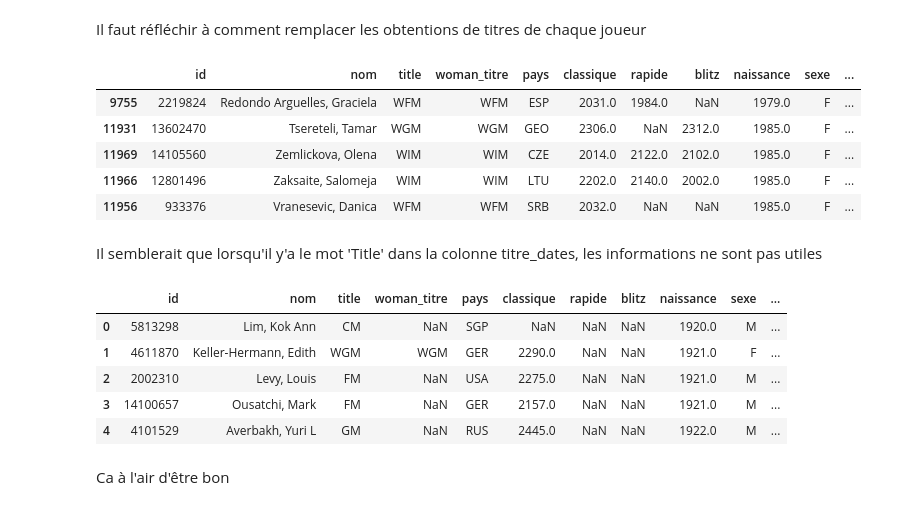
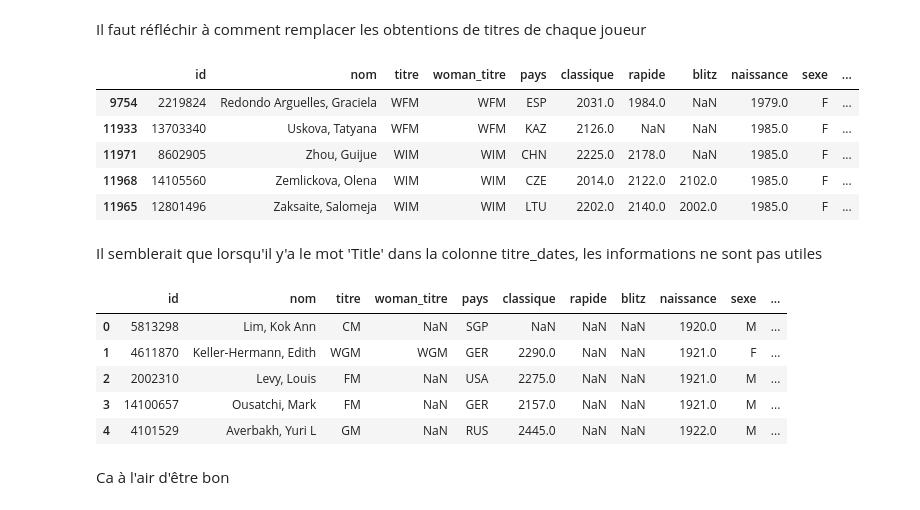
Before and after one commit to vinthara/chess, a Jupyter notebook: data_cleaning.ipynb, the cells around one changed output. Cells and saved outputs as stored; diff of their text form; code cells hidden in the pictures.

```diff
--- a/data_cleaning.ipynb
+++ b/data_cleaning.ipynb
@@ -15,0 +50,2 @@ df.head()
+# %%
+df = df.drop(19)
@@ -16,3 +74,5 @@ df.head()
+# %%
+df = df.reset_index(drop=True)
 # %%
 df = df.replace({' ':np.nan})
 # %%
@@ -82,7 +141,7 @@ for col in cols:
 # %%
 df = df.rename(columns = {'IDcode':'id',
            'Name':'nom',
-           'T':'title',
+           'T':'titre',
            'WT':'woman_titre',
            'Fed':'pays',
            'Rtg':'classique',
@@ -109,20 +168,20 @@ df['actif'] = df['actif'].replace({'i':'0',np.nan:'1'})
 # %% [markdown]
 Il faut réfléchir à comment remplacer les obtentions de titres de chaque joueur
 # %%
-df.iloc[df['title'].apply(lambda x:len(x)).sort_values(ascending=False)[:100].index].head()
+df.iloc[df['titre'].apply(lambda x:len(x)).sort_values(ascending=False)[:100].index].head()
 # %% [output]
-|  | id | nom | title | woman_titre | pays | classique | rapide | blitz | naissance | sexe | ... |
-| 9755 | 2219824 | Redondo Arguelles, Graciela | WFM | WFM | ESP | 2031.0 | 1984.0 | NaN | 1979.0 | F | ... |
-| 11931 | 13602470 | Tsereteli, Tamar | WGM | WGM | GEO | 2306.0 | NaN | 2312.0 | 1985.0 | F | ... |
-| 11969 | 14105560 | Zemlickova, Olena | WIM | WIM | CZE | 2014.0 | 2122.0 | 2102.0 | 1985.0 | F | ... |
-| 11966 | 12801496 | Zaksaite, Salomeja | WIM | WIM | LTU | 2202.0 | 2140.0 | 2002.0 | 1985.0 | F | ... |
-| 11956 | 933376 | Vranesevic, Danica | WFM | WFM | SRB | 2032.0 | NaN | NaN | 1985.0 | F | ... |
+|  | id | nom | titre | woman_titre | pays | classique | rapide | blitz | naissance | sexe | ... |
+| 9754 | 2219824 | Redondo Arguelles, Graciela | WFM | WFM | ESP | 2031.0 | 1984.0 | NaN | 1979.0 | F | ... |
+| 11933 | 13703340 | Uskova, Tatyana | WFM | WFM | KAZ | 2126.0 | NaN | NaN | 1985.0 | F | ... |
+| 11971 | 8602905 | Zhou, Guijue | WIM | WIM | CHN | 2225.0 | 2178.0 | NaN | 1985.0 | F | ... |
+| 11968 | 14105560 | Zemlickova, Olena | WIM | WIM | CZE | 2014.0 | 2122.0 | 2102.0 | 1985.0 | F | ... |
+| 11965 | 12801496 | Zaksaite, Salomeja | WIM | WIM | LTU | 2202.0 | 2140.0 | 2002.0 | 1985.0 | F | ... |
 # %% [markdown]
 Il semblerait que lorsqu'il y'a le mot 'Title' dans la colonne titre_dates, les informations ne sont pas utiles
 # %%
 df.head()
 # %% [output]
-|  | id | nom | title | woman_titre | pays | classique | rapide | blitz | naissance | sexe | ... |
+|  | id | nom | titre | woman_titre | pays | classique | rapide | blitz | naissance | sexe | ... |
 | 0 | 5813298 | Lim, Kok Ann | CM | NaN | SGP | NaN | NaN | NaN | 1920.0 | M | ... |
 | 1 | 4611870 | Keller-Hermann, Edith | WGM | WGM | GER | 2290.0 | NaN | NaN | 1921.0 | F | ... |
 | 2 | 2002310 | Levy, Louis | FM | NaN | USA | 2275.0 | NaN | NaN | 1921.0 | M | ... |
```
Also changed, not shown: parts of 38 cells of this notebook, 1 other file.
